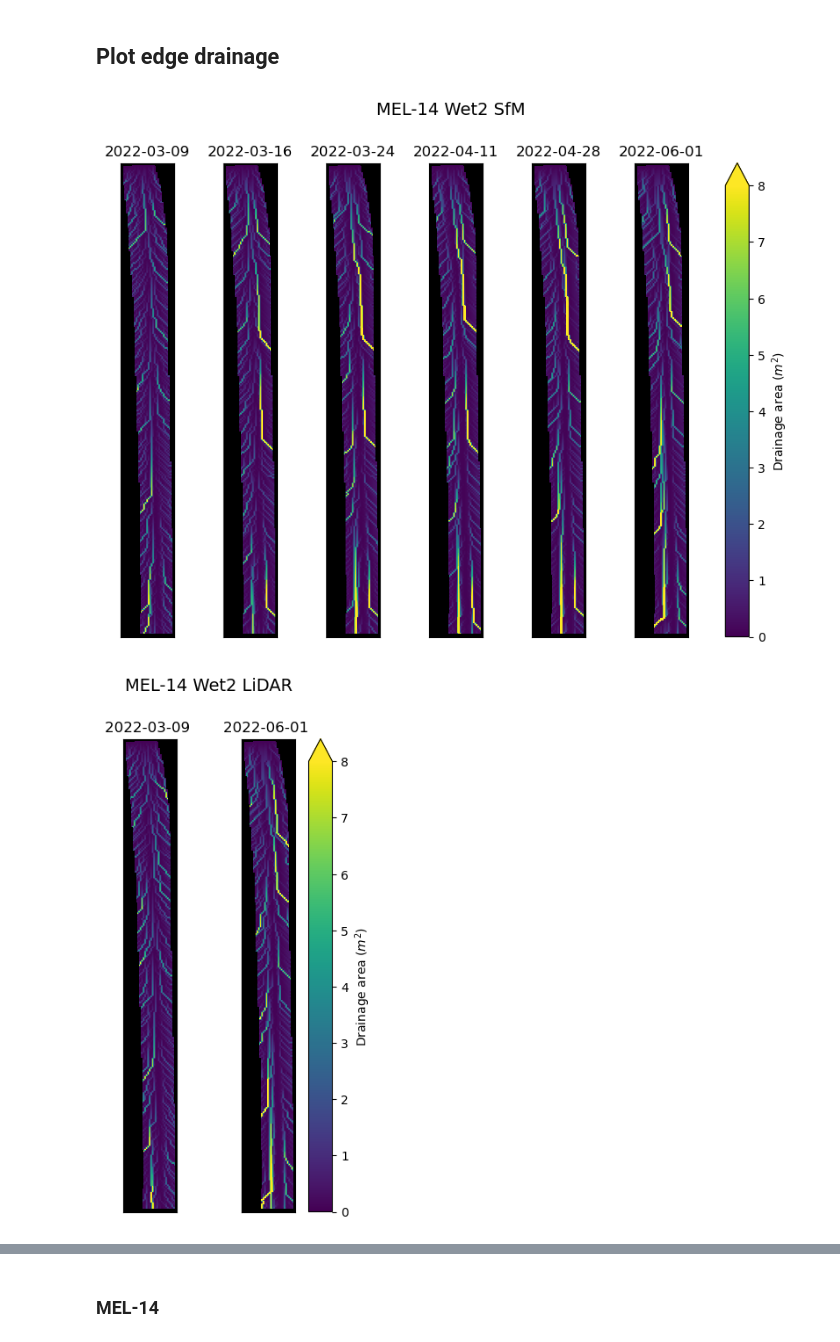
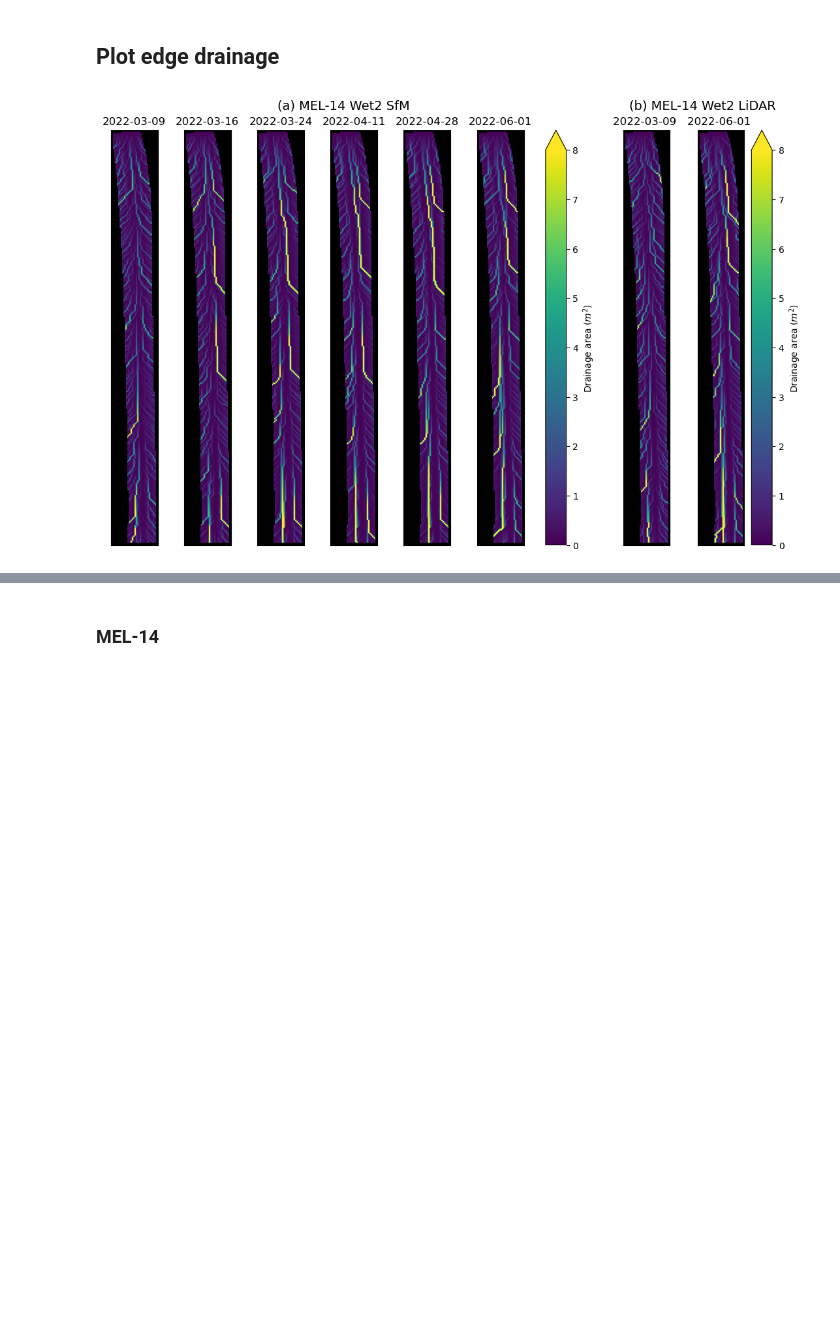
Before and after one commit to amanaster2/micro_diff, a Jupyter notebook: notebooks/flow_pathway_analysis.ipynb, the cells around one changed output, grey strips where cells are left out. Drawn from its saved outputs; the diff is of its cells as text; code cells hidden in the pictures; blank space fills up the shorter version.

Commit message:
Rerunning all notebooks for updated figures for publication

```diff
--- a/notebooks/flow_pathway_analysis.ipynb
+++ b/notebooks/flow_pathway_analysis.ipynb
@@ -632,56 +632,60 @@ for i in range(len(m14_wsyr2_map_files_lidar)):
 #     m4 = ax[i].imshow(m14_dsyr1[i], cmap = 'summer', vmin=0, vmax=5, extent=m14_dsyr1[i].rio.bounds())
 #     ax[i].set_title('t=%i' %i)
 #     fig4.colorbar(m4, label='Drainage area ($m^2$)', extend='max', ax=ax[i])
 #     ax[i].set_facecolor('k')
 #     # ax[i].set_xticks(())
 #     # ax[i].set_yticks(());
 
 # fig5, ax = plt.subplots(1, 6, figsize=(18,4))
 # fig5.suptitle('MEL-14 Wet2', x=0.55)
 # for i in range(len(m14_wsyr2_dem_files)):
 #     m5 = ax[i].imshow(m14_wsyr2[i], cmap = 'summer', vmin=0, vmax=5, extent=m14_wsyr2[i].rio.bounds())
 #     ax[i].set_title('t=%i' %i)
 #     fig5.colorbar(m5, label='Drainage area ($m^2$)', extend='max', ax=ax[i])
 #     ax[i].set_facecolor('k')
 #     # ax[i].set_xticks(())
 #     # ax[i].set_yticks(());
 
-fig6, ax = plt.subplots(1, 6, figsize=(11,7))
-fig6.suptitle('MEL-14 Wet2 SfM', fontsize=14)
-m6 = ax[0].imshow(m14_wsyr2_map_sfm[0], cmap = 'viridis', vmin=0, vmax=8)
-fig6.colorbar(m6, label='Drainage area ($m^2$)', extend='max', ax=ax)
+
+fig = plt.figure(layout='constrained', figsize=(11,7))
+subfigs = fig.subfigures(1, 2, wspace=0.0, width_ratios=(2.5,1))
+
+ax1 = subfigs[0].subplots(1, 6)
+subfigs[0].suptitle('(a) MEL-14 Wet2 SfM', fontsize=14)
+m6 = ax1[0].imshow(m14_wsyr2_map_sfm[0], cmap = 'viridis', vmin=0, vmax=8)
+subfigs[0].colorbar(m6, label='Drainage area ($m^2$)', extend='max', ax=ax1)
 
 for i in range(len(m14_wsyr2_map_files_sfm)):
-    ax[i].imshow(m14_wsyr2_map_sfm[i], cmap = 'viridis', vmin=0, vmax=8)
-    ax[i].set_title('%s' %date_m14_wsyr2_sfm[i], fontsize=12)
-    ax[i].set(facecolor='k')
-    xax = ax[i].get_xaxis()
+    ax1[i].imshow(m14_wsyr2_map_sfm[i], cmap = 'viridis', vmin=0, vmax=8)
+    ax1[i].set_title('%s' %date_m14_wsyr2_sfm[i], fontsize=12)
+    ax1[i].set(facecolor='k')
+    xax = ax1[i].get_xaxis()
     xax = xax.set_visible(False)
-    yax = ax[i].get_yaxis()
+    yax = ax1[i].get_yaxis()
     yax = yax.set_visible(False)
-# plt.savefig('/mnt/c/Users/Amanda/OneDrive - UW/Dissertation Writing/Chapters/Ch4_mt/Fig8a.png', dpi=600, bbox_inches='tight')
+# plt.savefig('/home/adalvis/github/micro_diff/data/savefigs/Fig8a.tif', dpi=900, bbox_inches='tight')
 
 
-fig7, ax = plt.subplots(1, 2, figsize=(4,7))
-fig7.suptitle('MEL-14 Wet2 LiDAR', fontsize=14)
-m7 = ax[0].imshow(m14_wsyr2_map_lidar[0], cmap = 'viridis', vmin=0, vmax=8)
-fig7.colorbar(m7, label='Drainage area ($m^2$)', extend='max', ax=ax)
+ax2 = subfigs[1].subplots(1, 2)
+subfigs[1].suptitle('(b) MEL-14 Wet2 LiDAR', fontsize=14)
+m7 = ax2[0].imshow(m14_wsyr2_map_sfm[0], cmap = 'viridis', vmin=0, vmax=8)
+subfigs[1].colorbar(m7, label='Drainage area ($m^2$)', extend='max', ax=ax2)
+
+
 
 for i in range(len(m14_wsyr2_map_files_lidar)):
-    ax[i].imshow(m14_wsyr2_map_lidar[i], cmap = 'viridis', vmin=0, vmax=8)
-    ax[i].set_title('%s ' %date_m14_wsyr2_lidar[i], fontsize=12)
-    ax[i].set(facecolor='k')
-    xax = ax[i].get_xaxis()
+    ax2[i].imshow(m14_wsyr2_map_lidar[i], cmap = 'viridis', vmin=0, vmax=8)
+    ax2[i].set_title('%s ' %date_m14_wsyr2_lidar[i], fontsize=12)
+    ax2[i].set(facecolor='k')
+    xax = ax2[i].get_xaxis()
     xax = xax.set_visible(False)
-    yax = ax[i].get_yaxis()
+    yax = ax2[i].get_yaxis()
     yax = yax.set_visible(False)
 
-
-# plt.savefig('/mnt/c/Users/Amanda/OneDrive - UW/Dissertation Writing/Chapters/Ch4_mt/Fig8b.png', dpi=600, bbox_inches='tight')
+plt.savefig('/home/adalvis/github/micro_diff/data/savefigs/Fig8.eps', bbox_inches='tight')
 plt.show();
 # %% [output]
-[figure, old version]
+[figure, new version]
-[figure, removed]
 # %%
 np.sum(m14_dsyr1_lidar[1], axis=1)
 # %% [output]
```
Also changed, not shown: parts of 2 cells of this notebook, 2 other files.
